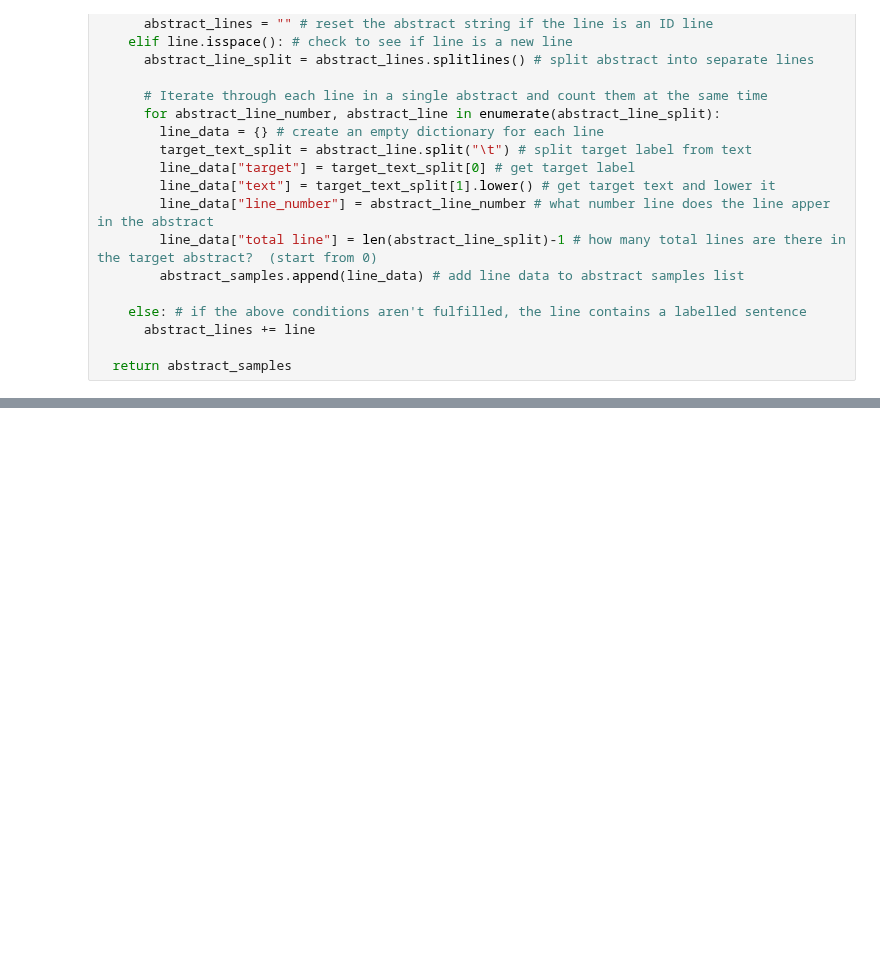
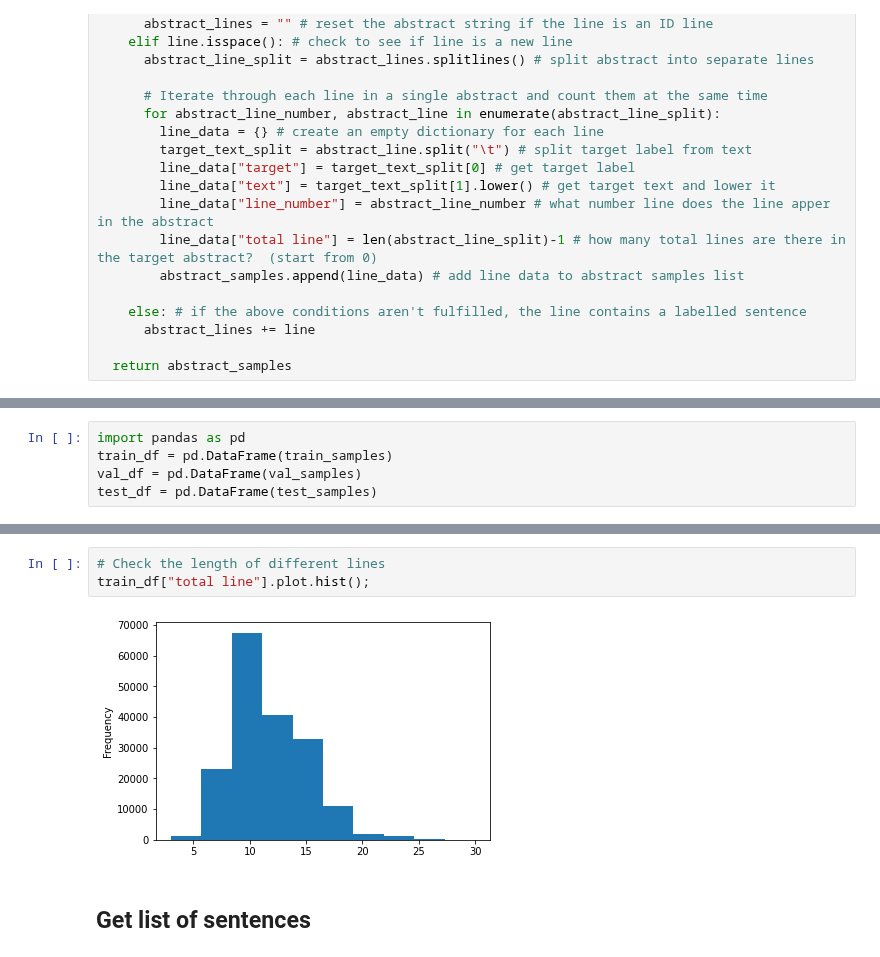
Before and after one commit to imran9891/TensorFlow, a Jupyter notebook: 09_Skimlit_NLP_Milestone_Project_2.ipynb, the cells around one changed output, grey strips where cells are left out. Cells and saved outputs as stored; diff of their text form; blank space fills up the shorter version.

```diff
--- a/09_Skimlit_NLP_Milestone_Project_2.ipynb
+++ b/09_Skimlit_NLP_Milestone_Project_2.ipynb
@@ -166,0 +191,5 @@ Wall time: 507 ms
+# %%
+import pandas as pd
+train_df = pd.DataFrame(train_samples)
+val_df = pd.DataFrame(val_samples)
+test_df = pd.DataFrame(test_samples)
@@ -166,0 +225,7 @@ Wall time: 507 ms
+# %%
+# Check the length of different lines
+train_df["total line"].plot.hist();
+# %% [output]
+[figure, added]
+# %% [markdown]
+## Get list of sentences
```
Also changed, not shown: parts of 15 cells of this notebook.
